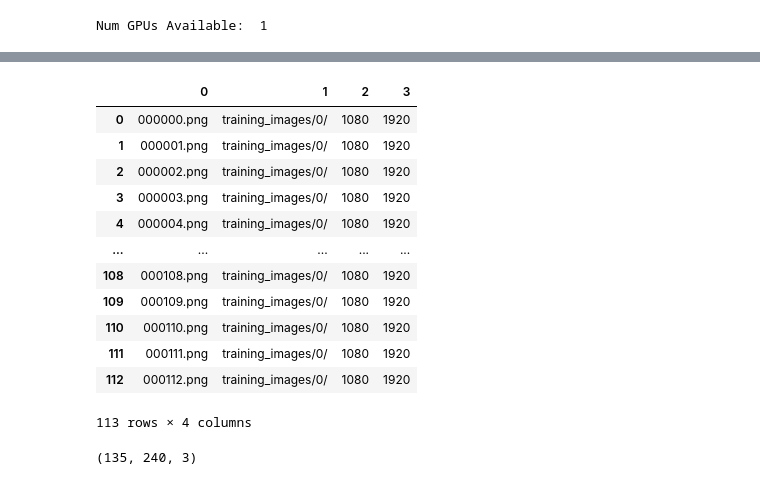
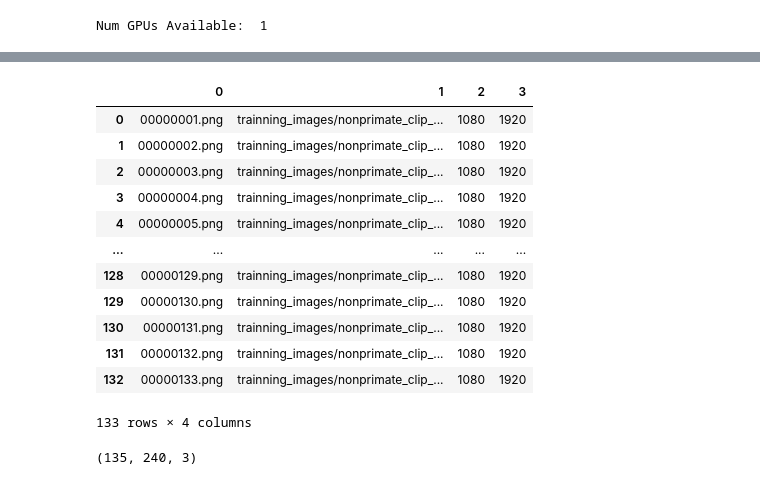
Before and after one commit to AsimPoptani/Backwards_Detection, a Jupyter notebook: model2.ipynb, the cells around one changed output, grey strips where cells are left out. Saved outputs shown, nothing was run; the diff lists cells and outputs as text; code cells hidden in the pictures.

```diff
--- a/model2.ipynb
+++ b/model2.ipynb
@@ -36,28 +58,30 @@ number_of_test_videos=1
 # %%
+
 trainning_data_set=[]
 test_data_set=[]
 # Loop through trainning images
-for index in range(number_of_trainning_videos):
+for index in os.listdir(f'{trainning_folder}'):
+#     print(index)
     trainning_data_set.append(pd.DataFrame(movie_images_to_dict.get_images_to_dict(f'{trainning_folder}/{index}/')).to_numpy())
 # Loop through test images
 for index in range(number_of_test_videos):
     test_data_set.append(pd.DataFrame(movie_images_to_dict.get_images_to_dict(f'{test_folder}/{index}/')).to_numpy())
 # %%
-pd.DataFrame(trainning_data_set[0])
+pd.DataFrame(trainning_data_set[1])
 # %% [output]
 |  | 0 | 1 | 2 | 3 |
-| 0 | 000000.png | training_images/0/ | 1080 | 1920 |
-| 1 | 000001.png | training_images/0/ | 1080 | 1920 |
-| 2 | 000002.png | training_images/0/ | 1080 | 1920 |
-| 3 | 000003.png | training_images/0/ | 1080 | 1920 |
-| 4 | 000004.png | training_images/0/ | 1080 | 1920 |
+| 0 | 00000001.png | trainning_images/nonprimate_clip_... | 1080 | 1920 |
+| 1 | 00000002.png | trainning_images/nonprimate_clip_... | 1080 | 1920 |
+| 2 | 00000003.png | trainning_images/nonprimate_clip_... | 1080 | 1920 |
+| 3 | 00000004.png | trainning_images/nonprimate_clip_... | 1080 | 1920 |
+| 4 | 00000005.png | trainning_images/nonprimate_clip_... | 1080 | 1920 |
 | ... | ... | ... | ... | ... |
-| 108 | 000108.png | training_images/0/ | 1080 | 1920 |
-| 109 | 000109.png | training_images/0/ | 1080 | 1920 |
-| 110 | 000110.png | training_images/0/ | 1080 | 1920 |
-| 111 | 000111.png | training_images/0/ | 1080 | 1920 |
-| 112 | 000112.png | training_images/0/ | 1080 | 1920 |
+| 128 | 00000129.png | trainning_images/nonprimate_clip_... | 1080 | 1920 |
+| 129 | 00000130.png | trainning_images/nonprimate_clip_... | 1080 | 1920 |
+| 130 | 00000131.png | trainning_images/nonprimate_clip_... | 1080 | 1920 |
+| 131 | 00000132.png | trainning_images/nonprimate_clip_... | 1080 | 1920 |
+| 132 | 00000133.png | trainning_images/nonprimate_clip_... | 1080 | 1920 |
-113 rows × 4 columns
+133 rows × 4 columns
 # %%
 # Split in to groups
 def split_in_groups(dataset,number_of_images=2,step=1):
```
Also changed, not shown: parts of 20 cells of this notebook.
